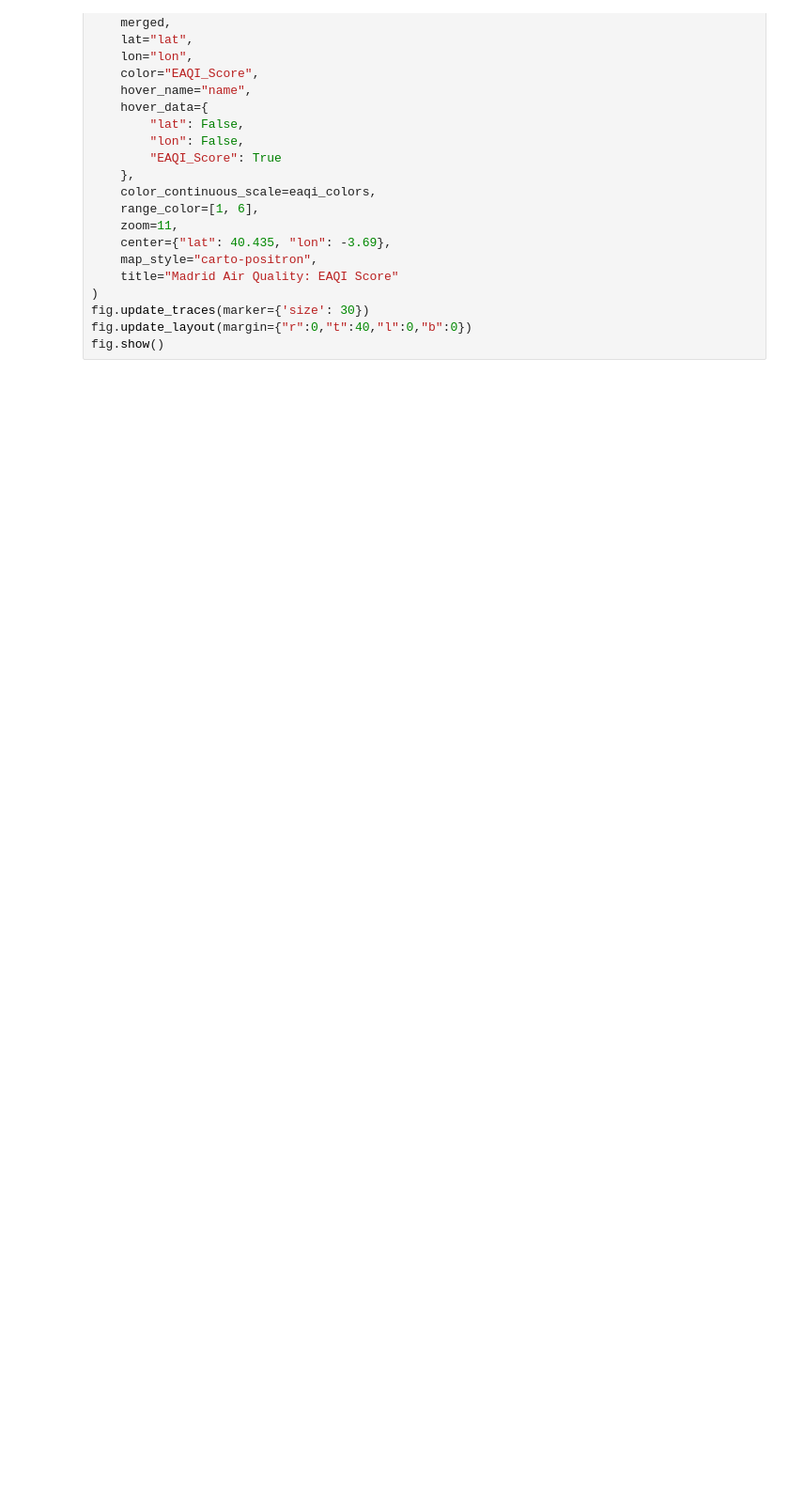
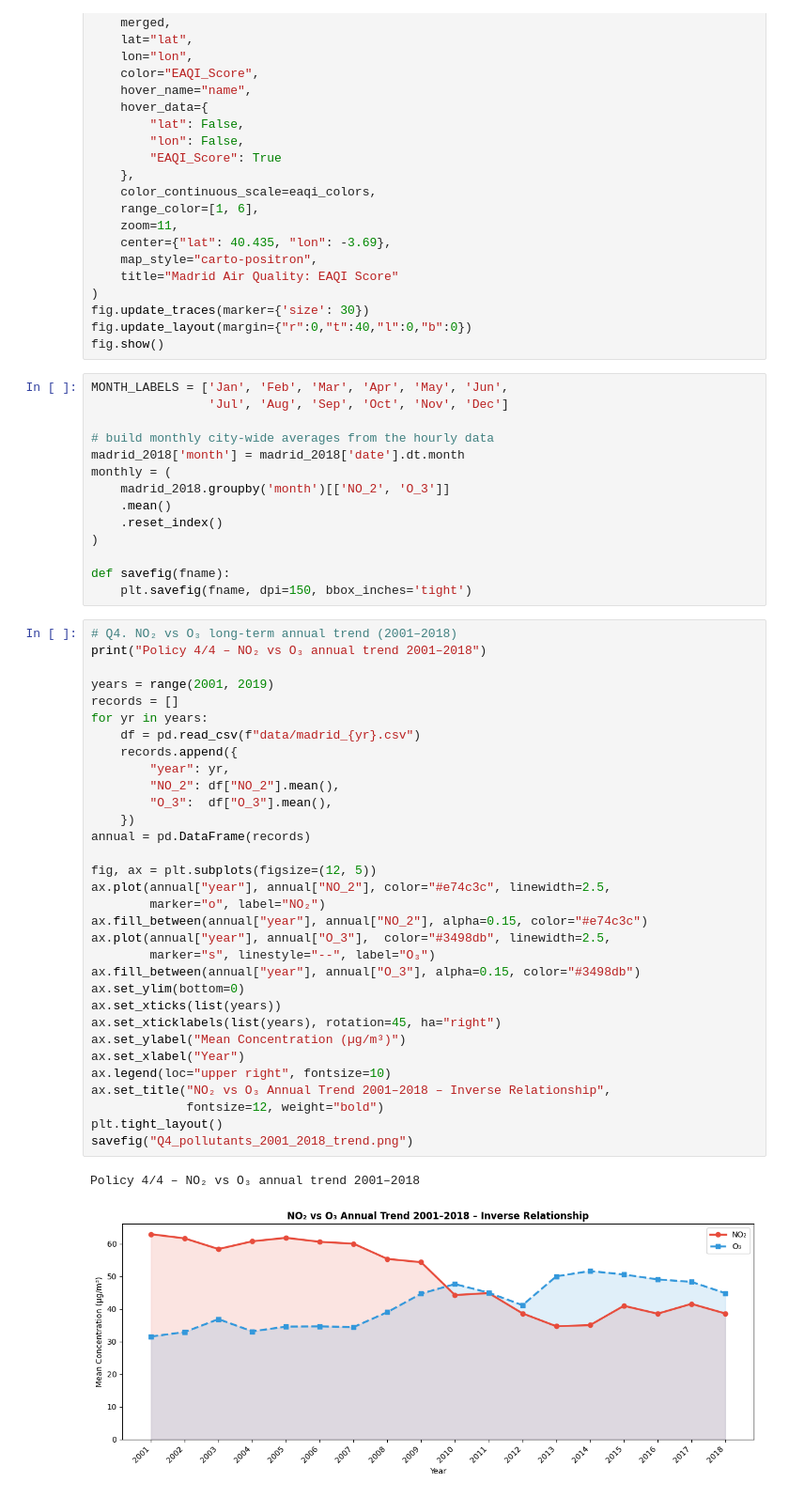
Before and after one commit to yabets/VDS2526, a Jupyter notebook: Q2-visualisation.ipynb, the cells around one changed output. Shown at 94% size. Cells and saved outputs as stored; diff of their text form; blank space fills up the shorter version.

Commit message:
adding q4 visualization

```diff
--- a/Q2-visualisation.ipynb
+++ b/Q2-visualisation.ipynb
@@ -119,3 +120,52 @@ fig = px.scatter_map(
 fig.update_traces(marker={'size': 30})
 fig.update_layout(margin={"r":0,"t":40,"l":0,"b":0})
 fig.show()
+# %%
+MONTH_LABELS = ['Jan', 'Feb', 'Mar', 'Apr', 'May', 'Jun',
+                'Jul', 'Aug', 'Sep', 'Oct', 'Nov', 'Dec']
+
+# build monthly city-wide averages from the hourly data
+madrid_2018['month'] = madrid_2018['date'].dt.month
+monthly = (
+    madrid_2018.groupby('month')[['NO_2', 'O_3']]
+    .mean()
+    .reset_index()
+)
+
+def savefig(fname):
+    plt.savefig(fname, dpi=150, bbox_inches='tight')
+# %%
+# Q4. NO₂ vs O₃ long-term annual trend (2001–2018)
+print("Policy 4/4 – NO₂ vs O₃ annual trend 2001–2018")
+
+years = range(2001, 2019)
+records = []
+for yr in years:
+    df = pd.read_csv(f"data/madrid_{yr}.csv")
+    records.append({
+        "year": yr,
+        "NO_2": df["NO_2"].mean(),
+        "O_3":  df["O_3"].mean(),
+    })
+annual = pd.DataFrame(records)
+
+fig, ax = plt.subplots(figsize=(12, 5))
+ax.plot(annual["year"], annual["NO_2"], color="#e74c3c", linewidth=2.5,
+        marker="o", label="NO₂")
+ax.fill_between(annual["year"], annual["NO_2"], alpha=0.15, color="#e74c3c")
+ax.plot(annual["year"], annual["O_3"],  color="#3498db", linewidth=2.5,
+        marker="s", linestyle="--", label="O₃")
+ax.fill_between(annual["year"], annual["O_3"], alpha=0.15, color="#3498db")
+ax.set_ylim(bottom=0)
+ax.set_xticks(list(years))
+ax.set_xticklabels(list(years), rotation=45, ha="right")
+ax.set_ylabel("Mean Concentration (µg/m³)")
+ax.set_xlabel("Year")
+ax.legend(loc="upper right", fontsize=10)
+ax.set_title("NO₂ vs O₃ Annual Trend 2001–2018 – Inverse Relationship",
+             fontsize=12, weight="bold")
+plt.tight_layout()
+savefig("Q4_pollutants_2001_2018_trend.png")
+# %% [output]
+Policy 4/4 – NO₂ vs O₃ annual trend 2001–2018
+[figure, added]
```
Also changed, not shown: parts of 2 cells of this notebook.
